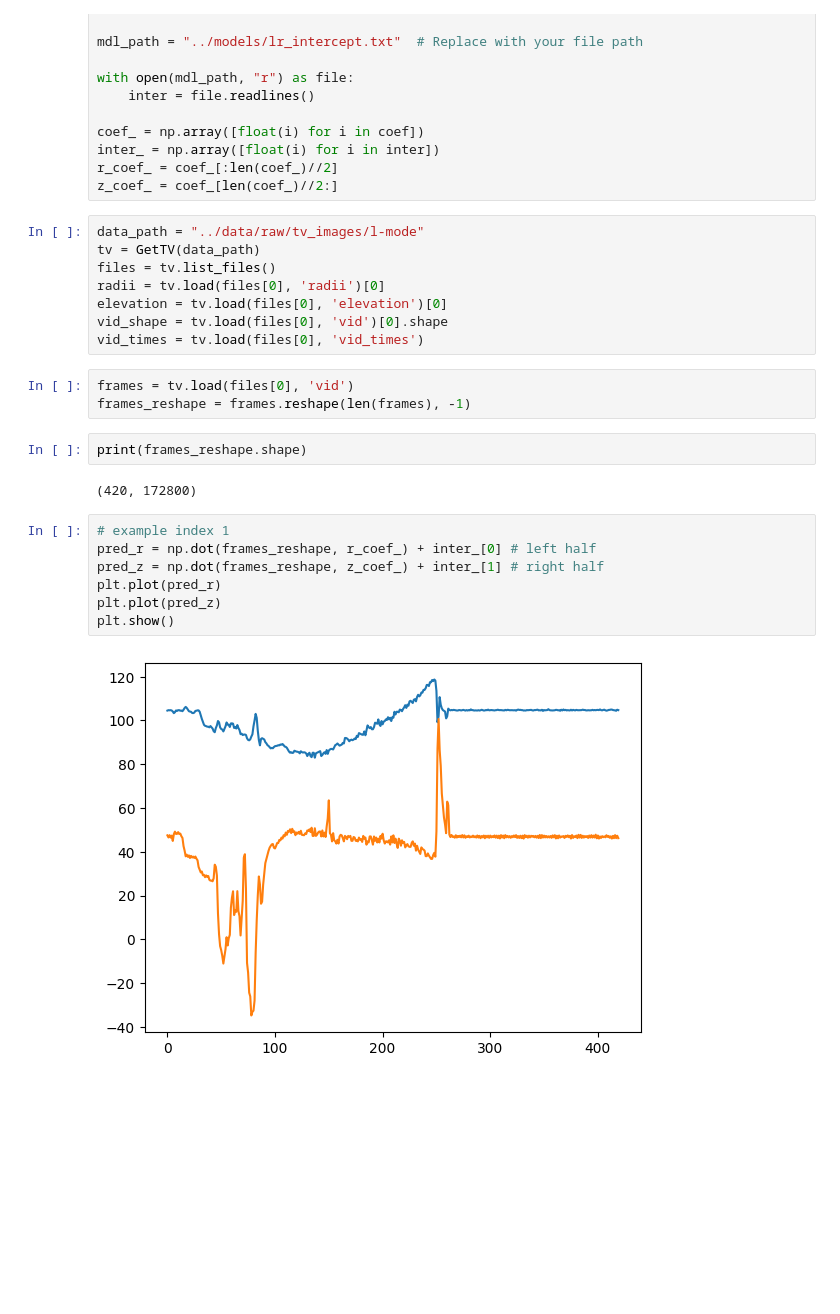
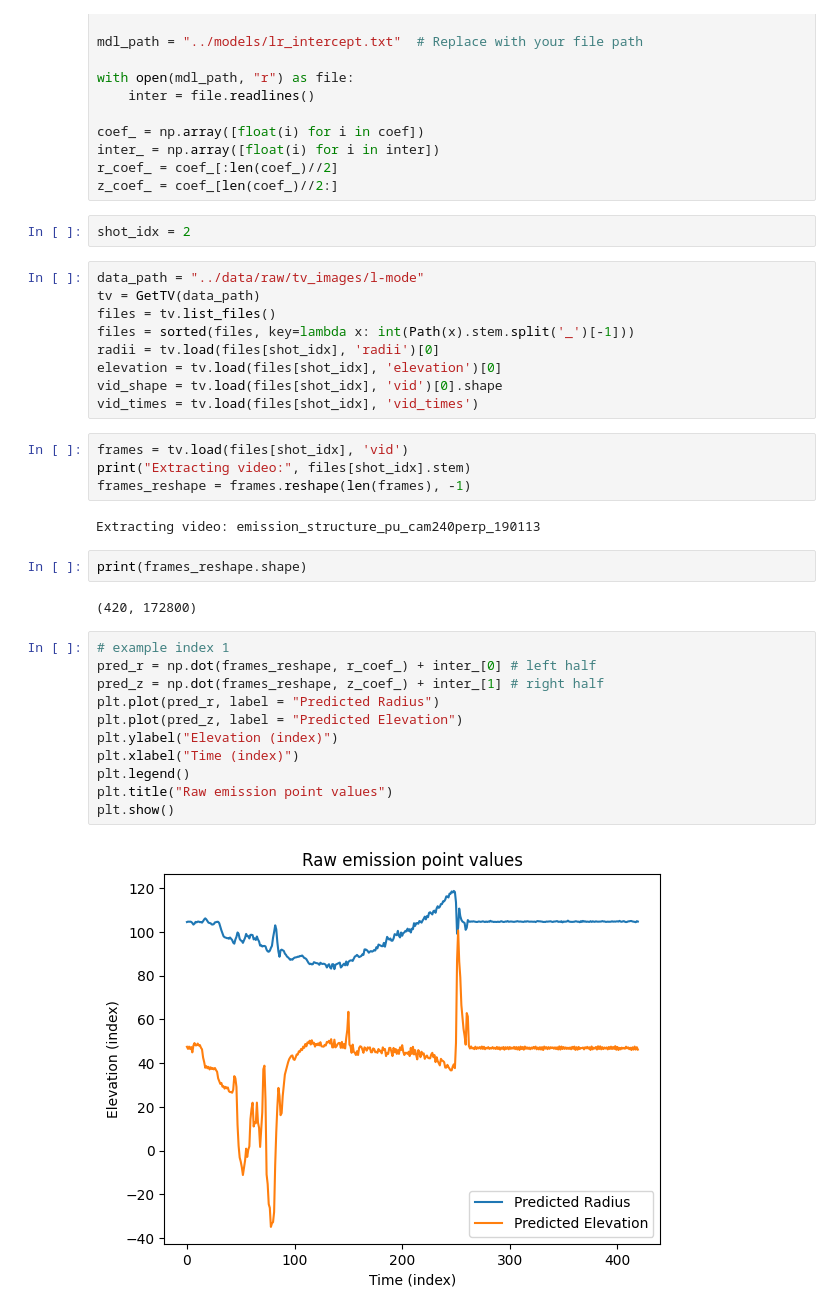
Before and after one commit to PlasmaControl/plasma-tv, a Jupyter notebook: notebooks/tangtv_pipeline.ipynb, the cells around one changed output. Cells and saved outputs as stored; diff of their text form; blank space fills up the shorter version.

```diff
--- a/notebooks/tangtv_pipeline.ipynb
+++ b/notebooks/tangtv_pipeline.ipynb
@@ -23,17 +37,23 @@ coef_ = np.array([float(i) for i in coef])
 inter_ = np.array([float(i) for i in inter])
 r_coef_ = coef_[:len(coef_)//2]
 z_coef_ = coef_[len(coef_)//2:]
+# %%
+shot_idx = 2
 # %%
 data_path = "../data/raw/tv_images/l-mode"
 tv = GetTV(data_path)
 files = tv.list_files()
-radii = tv.load(files[0], 'radii')[0]
-elevation = tv.load(files[0], 'elevation')[0]
-vid_shape = tv.load(files[0], 'vid')[0].shape
-vid_times = tv.load(files[0], 'vid_times')
+files = sorted(files, key=lambda x: int(Path(x).stem.split('_')[-1]))
+radii = tv.load(files[shot_idx], 'radii')[0]
+elevation = tv.load(files[shot_idx], 'elevation')[0]
+vid_shape = tv.load(files[shot_idx], 'vid')[0].shape
+vid_times = tv.load(files[shot_idx], 'vid_times')
 # %%
-frames = tv.load(files[0], 'vid')
+frames = tv.load(files[shot_idx], 'vid')
+print("Extracting video:", files[shot_idx].stem)
 frames_reshape = frames.reshape(len(frames), -1)
+# %% [output]
+Extracting video: emission_structure_pu_cam240perp_190113
 # %%
 print(frames_reshape.shape)
 # %% [output]
@@ -41,12 +61,16 @@ print(frames_reshape.shape)
 # %%
 # example index 1
 pred_r = np.dot(frames_reshape, r_coef_) + inter_[0] # left half
 pred_z = np.dot(frames_reshape, z_coef_) + inter_[1] # right half
-plt.plot(pred_r)
-plt.plot(pred_z)
+plt.plot(pred_r, label = "Predicted Radius")
+plt.plot(pred_z, label = "Predicted Elevation")
+plt.ylabel("Elevation (index)")
+plt.xlabel("Time (index)")
+plt.legend()
+plt.title("Raw emission point values")
 plt.show()
 # %% [output]
-[figure, old version]
+[figure, new version]
 # %%
 real_pred_r = radii[np.round(pred_r).astype(int)]
 real_pred_z = elevation[np.round(pred_z).astype(int)]
```
Also changed, not shown: parts of 16 cells of this notebook, 1 other file.
